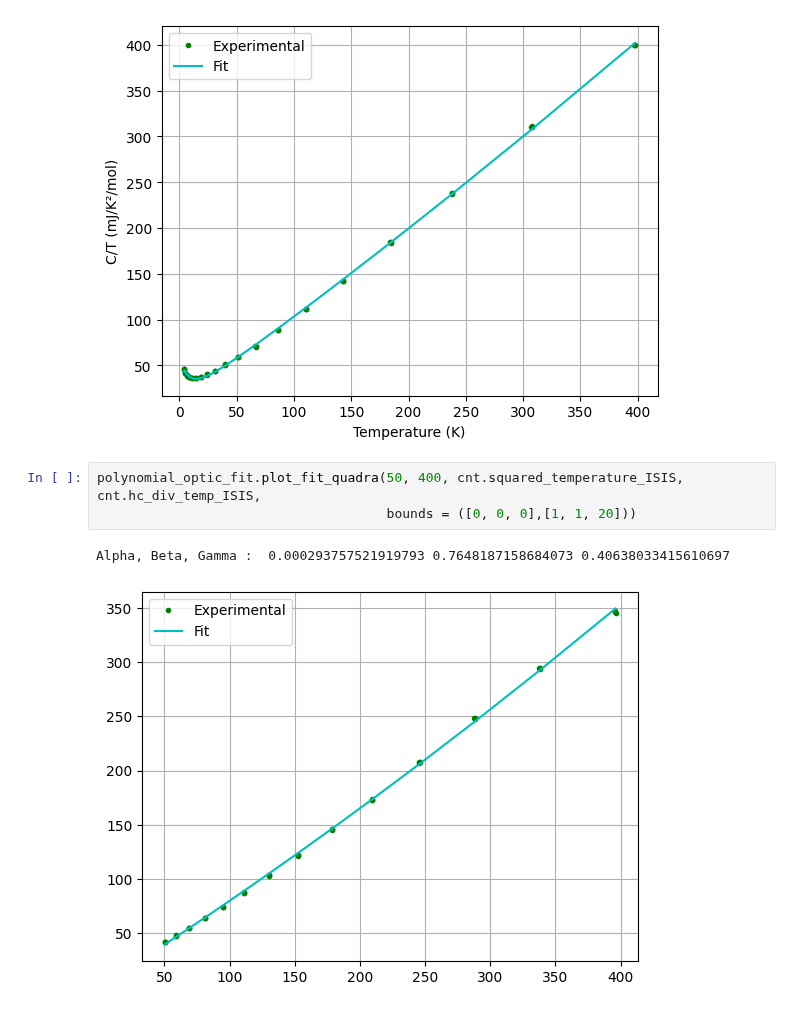
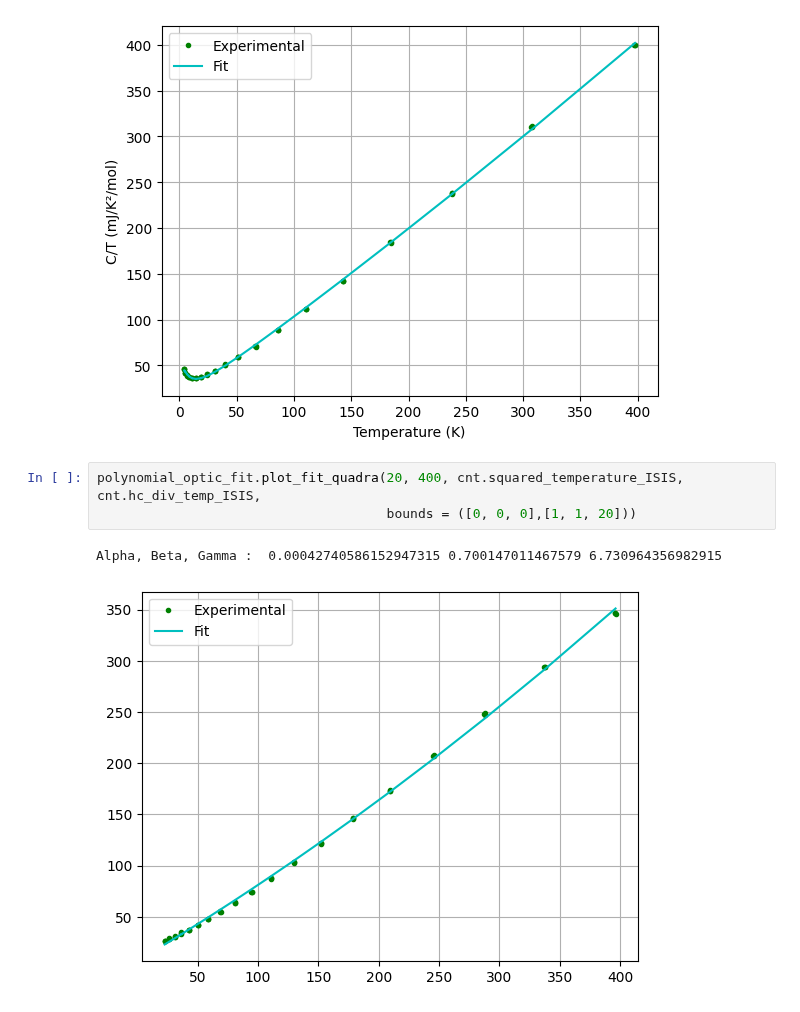
Before and after one commit to Gamal-on/YBCO, a Jupyter notebook: results_YBCO_P24.ipynb, the cells around one changed output. Saved outputs shown, nothing was run; the diff lists cells and outputs as text.

```diff
--- a/results_YBCO_P24.ipynb
+++ b/results_YBCO_P24.ipynb
@@ -62,8 +97,8 @@ nonlinear_optic_fit.plot_fit_optic(0, 400, cnt.squared_temperature_P24, cnt.hc_d
 Beta, Gamma, n, E, nu :  0.9097931996368498 9.32181100348762 0.0014672224495255563 7.594922526151023e-23 0.00019390779773132227
 [figure]
 # %%
-polynomial_optic_fit.plot_fit_quadra(50, 400, cnt.squared_temperature_ISIS, cnt.hc_div_temp_ISIS,
+polynomial_optic_fit.plot_fit_quadra(20, 400, cnt.squared_temperature_ISIS, cnt.hc_div_temp_ISIS,
                                      bounds = ([0, 0, 0],[1, 1, 20]))
 # %% [output]
-Alpha, Beta, Gamma :  0.000293757521919793 0.7648187158684073 0.40638033415610697
+Alpha, Beta, Gamma :  0.00042740586152947315 0.700147011467579 6.730964356982915
-[figure, old version]
+[figure, new version]
```
Also changed, not shown: parts of 7 cells of this notebook, 4 other files.
